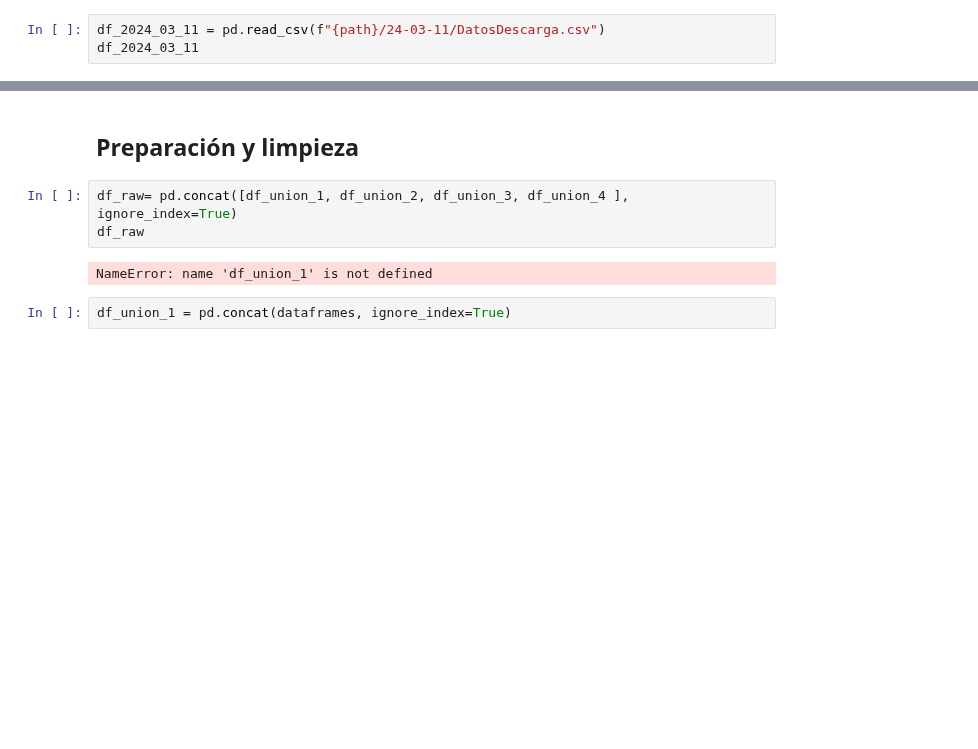
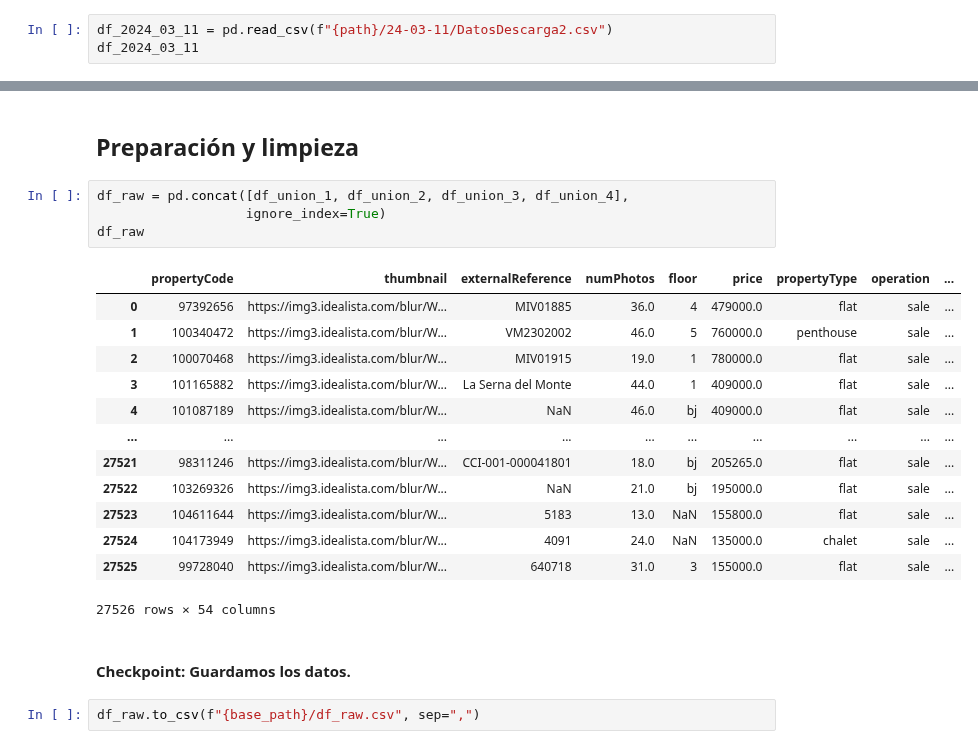
Before and after one commit to asgr29/EDA_Inmuebles_Idealista, a Jupyter notebook: src/notebooks/notebook-eda.ipynb, the cells around one changed output, grey strips where cells are left out. Cells and saved outputs as stored; diff of their text form; blank space fills up the shorter version.

Commit message:
Checkpoint. Creación de dataset unificado

```diff
--- a/src/notebooks/notebook-eda.ipynb
+++ b/src/notebooks/notebook-eda.ipynb
@@ -1012,5 +1020,5 @@ Name: count, dtype: int64
 # %%
-df_2024_03_11 = pd.read_csv(f"{path}/24-03-11/DatosDescarga.csv")
+df_2024_03_11 = pd.read_csv(f"{path}/24-03-11/DatosDescarga2.csv")
 df_2024_03_11
 # %% [output]
 |  | Unnamed: 0 | propertyCode | price | propertyType | operation | size | exterior | rooms | bathrooms | ... |
@@ -1323,9 +1346,24 @@ df_union_4.loc[duplicados_2]
 # %% [markdown]
 ## Preparación y limpieza
 # %%
-df_raw= pd.concat([df_union_1, df_union_2, df_union_3, df_union_4 ], ignore_index=True)
+df_raw = pd.concat([df_union_1, df_union_2, df_union_3, df_union_4],
+				   ignore_index=True)
 df_raw
 # %% [output]
+|  | propertyCode | thumbnail | externalReference | numPhotos | floor | price | propertyType | operation | ... |
+| 0 | 97392656 | https://img3.idealista.com/blur/W... | MIV01885 | 36.0 | 4 | 479000.0 | flat | sale | ... |
+| 1 | 100340472 | https://img3.idealista.com/blur/W... | VM2302002 | 46.0 | 5 | 760000.0 | penthouse | sale | ... |
+| 2 | 100070468 | https://img3.idealista.com/blur/W... | MIV01915 | 19.0 | 1 | 780000.0 | flat | sale | ... |
+| 3 | 101165882 | https://img3.idealista.com/blur/W... | La Serna del Monte | 44.0 | 1 | 409000.0 | flat | sale | ... |
+| 4 | 101087189 | https://img3.idealista.com/blur/W... | NaN | 46.0 | bj | 409000.0 | flat | sale | ... |
+| ... | ... | ... | ... | ... | ... | ... | ... | ... | ... |
+| 27521 | 98311246 | https://img3.idealista.com/blur/W... | CCI-001-000041801 | 18.0 | bj | 205265.0 | flat | sale | ... |
+| 27522 | 103269326 | https://img3.idealista.com/blur/W... | NaN | 21.0 | bj | 195000.0 | flat | sale | ... |
+| 27523 | 104611644 | https://img3.idealista.com/blur/W... | 5183 | 13.0 | NaN | 155800.0 | flat | sale | ... |
+| 27524 | 104173949 | https://img3.idealista.com/blur/W... | 4091 | 24.0 | NaN | 135000.0 | chalet | sale | ... |
+| 27525 | 99728040 | https://img3.idealista.com/blur/W... | 640718 | 31.0 | 3 | 155000.0 | flat | sale | ... |
-NameError: name 'df_union_1' is not defined
+27526 rows × 54 columns
+# %% [markdown]
+#### Checkpoint: Guardamos los datos.
 # %%
-df_union_1 = pd.concat(dataframes, ignore_index=True)
+df_raw.to_csv(f"{base_path}/df_raw.csv", sep=",")
```
Also changed, not shown: parts of 62 cells of this notebook, 1 other file.
